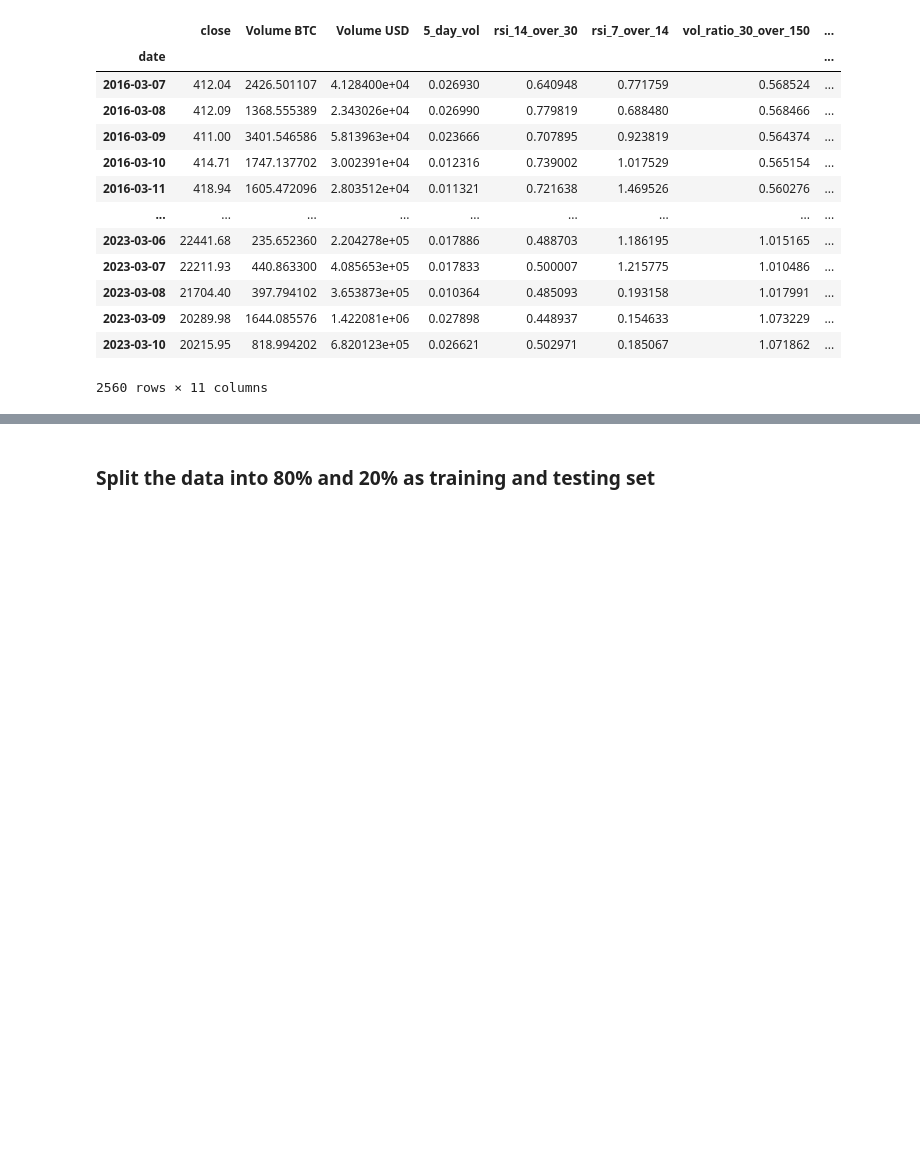
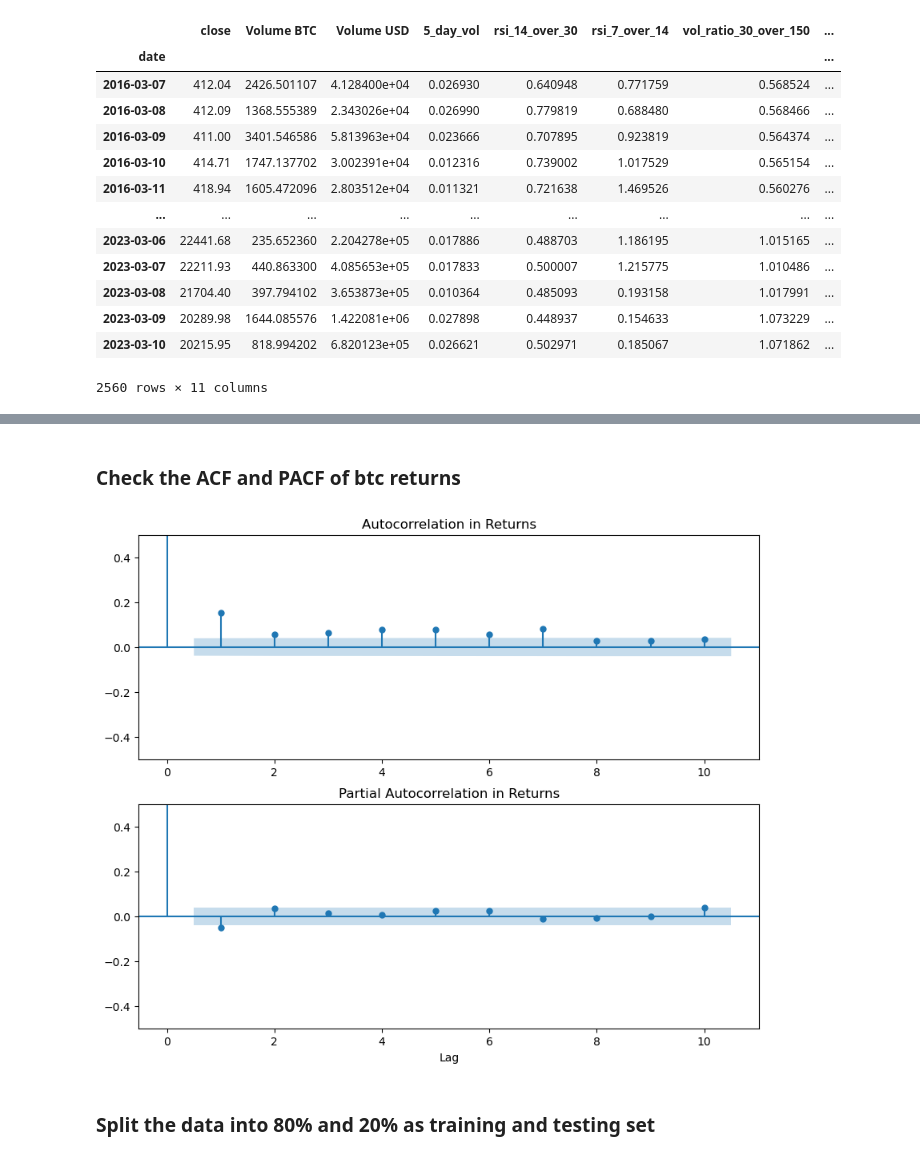
Before and after one commit to frankli073/variance_prediction, a Jupyter notebook: models/GARCH.ipynb, the cells around one changed output, grey strips where cells are left out. Drawn from its saved outputs; the diff is of its cells as text; code cells hidden in the pictures; blank space fills up the shorter version.

```diff
--- a/models/GARCH.ipynb
+++ b/models/GARCH.ipynb
@@ -83,3 +91,23 @@ features_df
+# %% [markdown]
+### Check the ACF and PACF of btc returns
+# %%
+from statsmodels.graphics.tsaplots import plot_acf, plot_pacf
+# Plot ACF and PACF
+returns = features_df['return'].iloc[1:]
+
+abs_r = returns ** 2
+fig, (ax1, ax2) = plt.subplots(2, 1, figsize=(10, 8))
+plot_acf(abs_r, ax=ax1, lags=10)
+ax1.set_ylim(-0.5, .5)
+ax1.set_title("Autocorrelation in Returns")
+plot_pacf(diff_ts, ax=ax2, lags=10)
+ax2.set_ylim(-0.5, .5)
+ax2.set_xlabel("Lag")
+ax2.set_title("Partial Autocorrelation in Returns")
+
+plt.show()
+# %% [output]
+[figure, added]
 # %% [markdown]
 ### Split the data into 80% and 20% as training and testing set
 # %%
```
Also changed, not shown: parts of 14 cells of this notebook.
